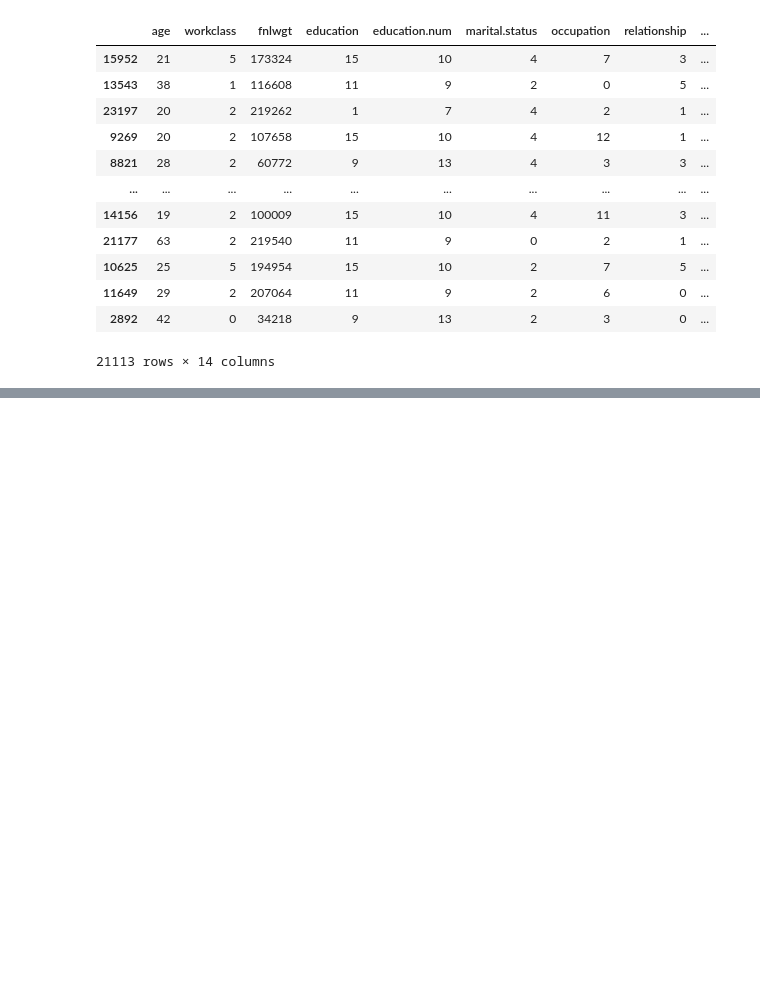
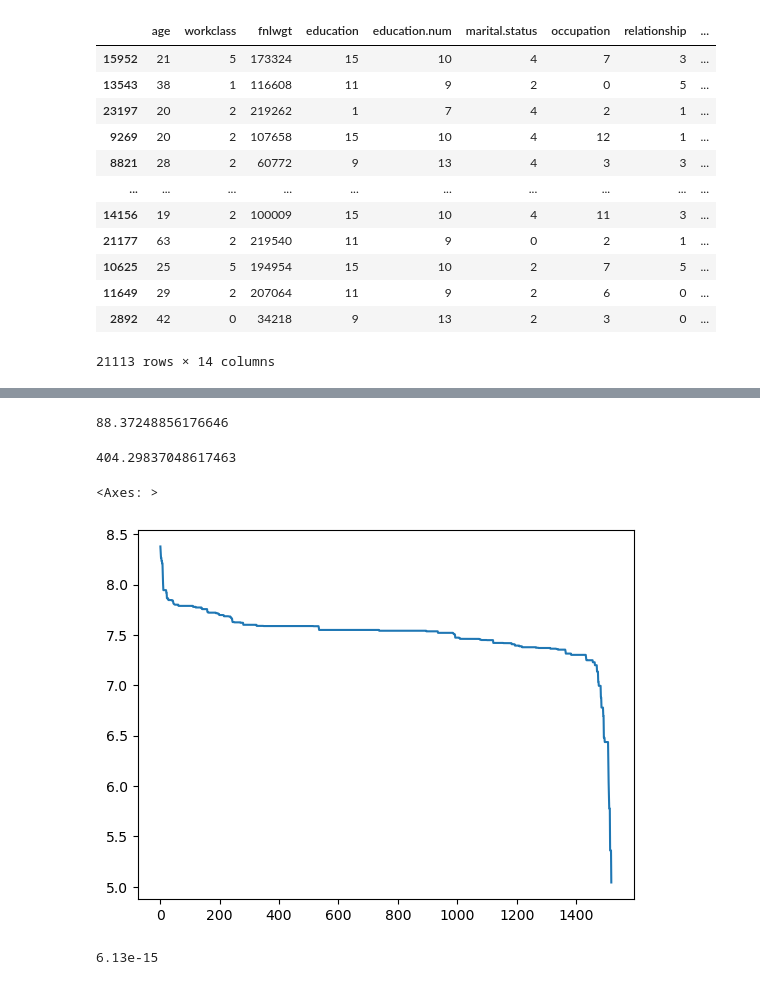
Before and after one commit to bayraktarengin/eurotech_ds, a Jupyter notebook: kaggle/Adult_Income.ipynb, the cells around one changed output, grey strips where cells are left out. Saved outputs shown, nothing was run; the diff lists cells and outputs as text; code cells hidden in the pictures; blank space fills up the shorter version.

```diff
--- a/kaggle/Adult_Income.ipynb
+++ b/kaggle/Adult_Income.ipynb
@@ -418,3 +450,20 @@ X.head()
+# %%
+X["capital.loss"].mean()
+# %% [output]
+88.37248856176646
+# %%
+X["capital.loss"].std()
+# %% [output]
+404.29837048617463
+# %%
+np.log(X["capital.loss"]).plot()
+# %% [output]
+<Axes: >
+[figure, added]
+# %%
+0.00000000000000613
+# %% [output]
+6.13e-15
 # %%
 from sklearn.preprocessing import StandardScaler
 
```
Also changed, not shown: parts of 17 cells of this notebook.
